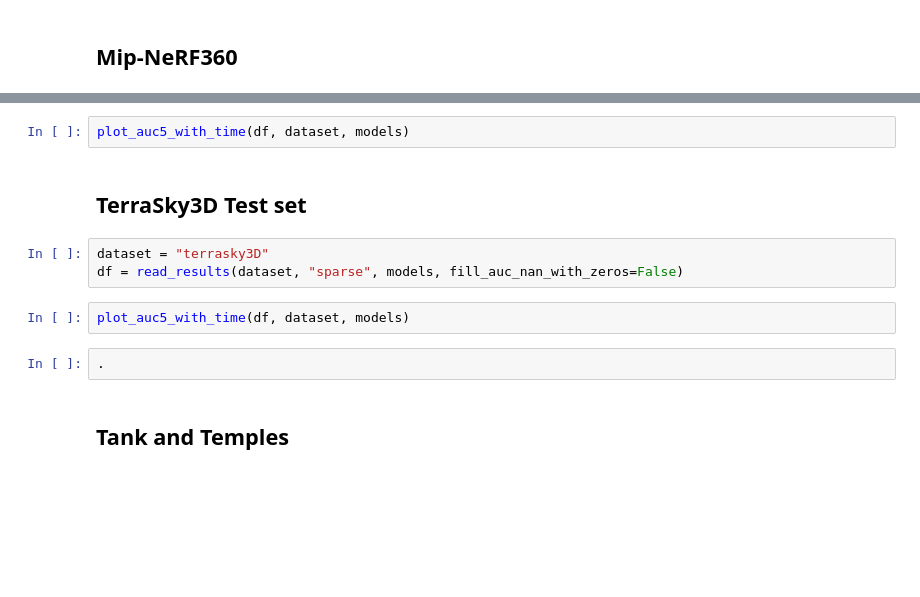
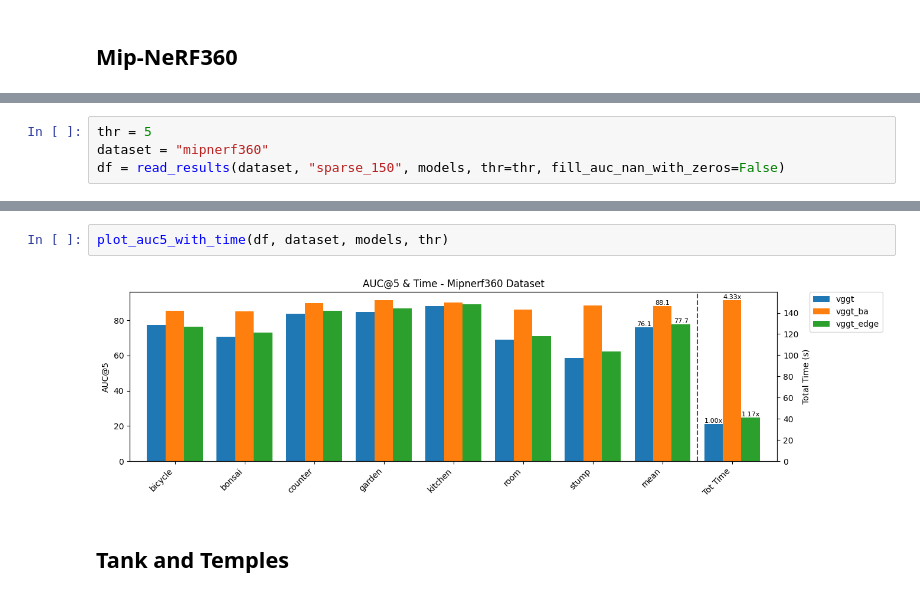
Before and after one commit to mattiadurso/EPO, a Jupyter notebook: benchmark.ipynb, the cells around one changed output, grey strips where cells are left out. Drawn from its saved outputs; the diff is of its cells as text; blank space fills up the shorter version.

```diff
--- a/benchmark.ipynb
+++ b/benchmark.ipynb
@@ -160,0 +40,4 @@ df = read_results(dataset, "sparse_150", models, fill_auc_nan_with_zeros=False)
+# %%
+thr = 5
+dataset = "mipnerf360"
+df = read_results(dataset, "sparse_150", models, thr=thr, fill_auc_nan_with_zeros=False)
@@ -161,14 +55,7 @@ df = read_results(dataset, "sparse_150", models, fill_auc_nan_with_zeros=False)
 # %%
-plot_auc5_with_time(df, dataset, models)
+plot_auc5_with_time(df, dataset, models, thr)
+# %% [output]
+[figure, added]
-# %% [markdown]
-## TerraSky3D Test set
-# %%
-dataset = "terrasky3D"
-df = read_results(dataset, "sparse", models, fill_auc_nan_with_zeros=False)
-# %%
-plot_auc5_with_time(df, dataset, models)
-# %%
-.
 # %% [markdown]
 ## Tank and Temples
 # %%
```
Also changed, not shown: parts of 30 cells of this notebook, 6 other files.
